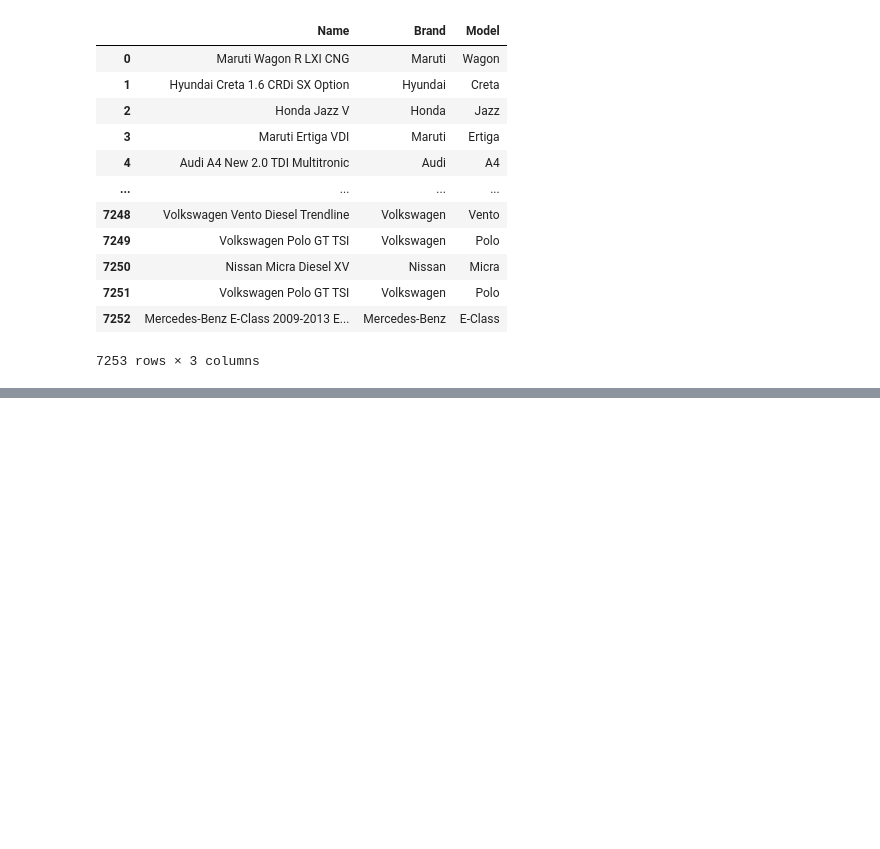
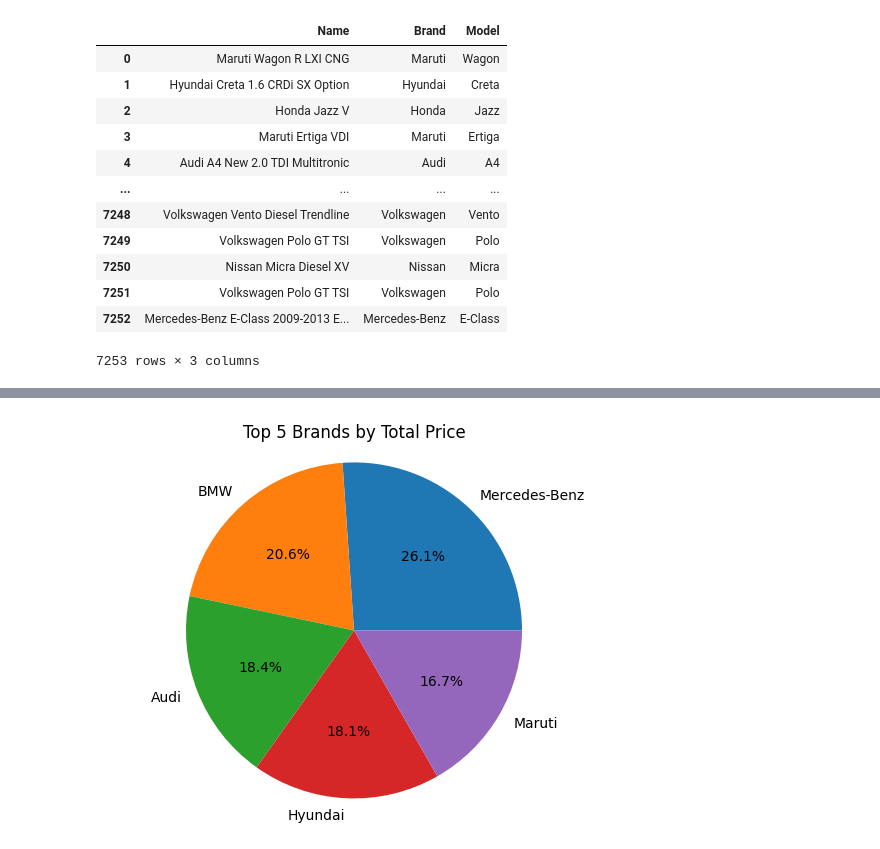
Before and after one commit to runeking2006/vac_1, a Jupyter notebook: used_cars.ipynb, the cells around one changed output, grey strips where cells are left out. Saved outputs shown, nothing was run; the diff lists cells and outputs as text; code cells hidden in the pictures; blank space fills up the shorter version.

```diff
--- a/used_cars.ipynb
+++ b/used_cars.ipynb
@@ -160,0 +219,20 @@ data[['Name','Brand','Model']]
+# %%
+import matplotlib.pyplot as plt
+
+# 1. Sum price per brand
+brand_price = data.groupby('Brand')['Price'].sum()
+
+# 2. Take top 5 brands
+top5 = brand_price.sort_values(ascending=False).head(5)
+
+# 3. Plot pie chart
+plt.pie(
+    top5,
+    labels=top5.index,
+    autopct='%1.1f%%')
+
+plt.title('Top 5 Brands by Total Price')
+plt.axis('equal')
+plt.show()
+# %% [output]
+[figure, added]
```
Also changed, not shown: parts of 6 cells of this notebook.
